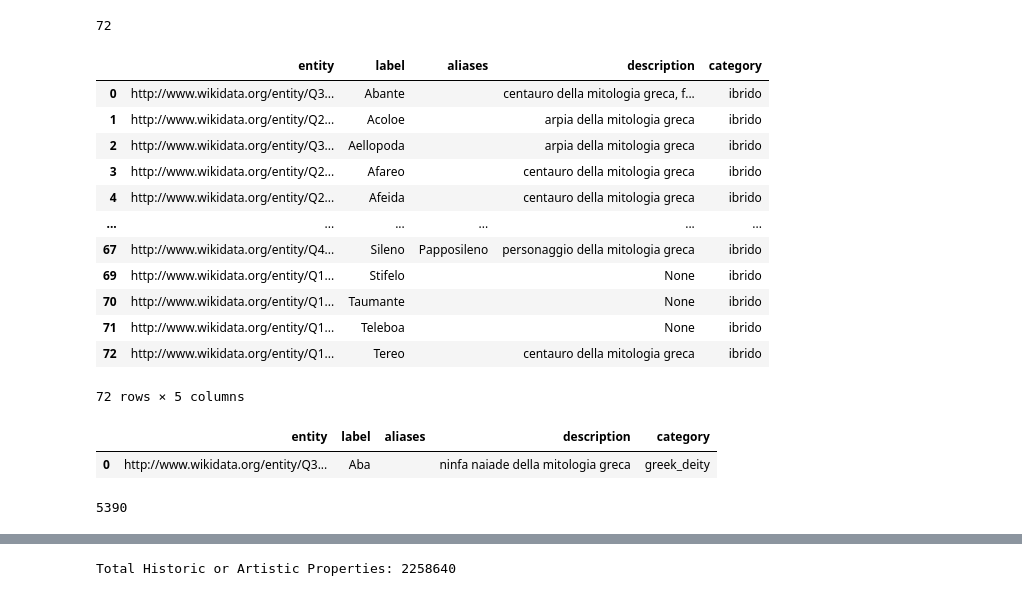
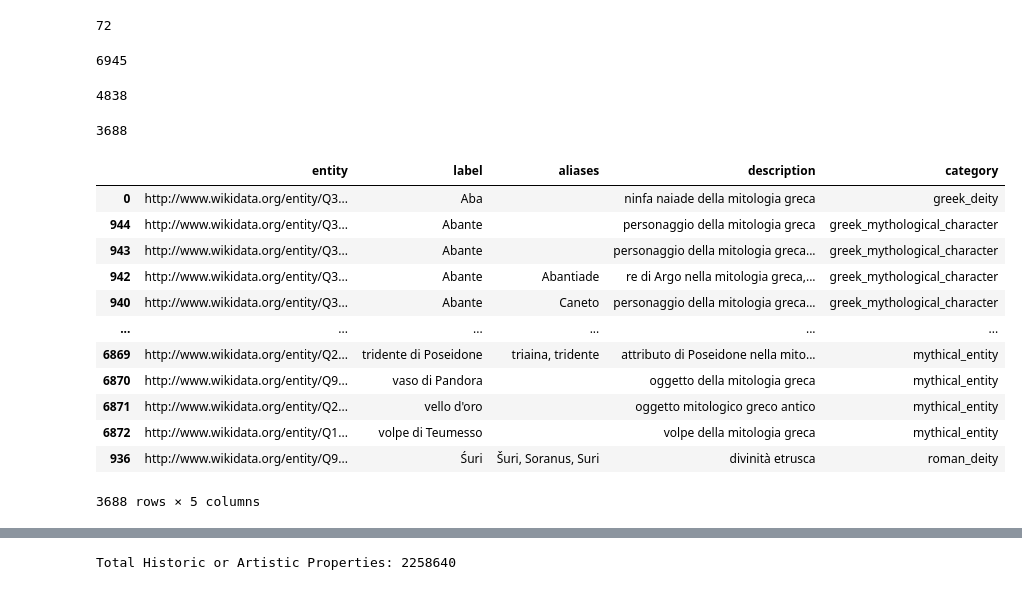
Before and after one commit to Info-Viz/DataNymphs, a Jupyter notebook: wikidata_df.ipynb, the cells around one changed output, grey strips where cells are left out. Drawn from its saved outputs; the diff is of its cells as text; code cells hidden in the pictures.

```diff
--- a/wikidata_df.ipynb
+++ b/wikidata_df.ipynb
@@ -471,21 +457,7 @@ print(len(df_ibrido))
 # %% [output]
 72
 # %%
-df_ibrido
+#df_ibrido
-# %% [output]
-|  | entity | label | aliases | description | category |
-| 0 | http://www.wikidata.org/entity/Q3... | Abante |  | centauro della mitologia greca, f... | ibrido |
-| 1 | http://www.wikidata.org/entity/Q2... | Acoloe |  | arpia della mitologia greca | ibrido |
-| 2 | http://www.wikidata.org/entity/Q3... | Aellopoda |  | arpia della mitologia greca | ibrido |
-| 3 | http://www.wikidata.org/entity/Q2... | Afareo |  | centauro della mitologia greca | ibrido |
-| 4 | http://www.wikidata.org/entity/Q2... | Afeida |  | centauro della mitologia greca | ibrido |
-| ... | ... | ... | ... | ... | ... |
-| 67 | http://www.wikidata.org/entity/Q4... | Sileno | Papposileno | personaggio della mitologia greca | ibrido |
-| 69 | http://www.wikidata.org/entity/Q1... | Stifelo |  | None | ibrido |
-| 70 | http://www.wikidata.org/entity/Q1... | Taumante |  | None | ibrido |
-| 71 | http://www.wikidata.org/entity/Q1... | Teleboa |  | None | ibrido |
-| 72 | http://www.wikidata.org/entity/Q1... | Tereo |  | centauro della mitologia greca | ibrido |
-72 rows × 5 columns
 # %%
 #ORA CREIAMO UN UNICO DATAFRAME CON TUTTE LE CATEGORIE SENZA I DUPLICATI
 
@@ -502,15 +474,39 @@ df_uniti = pd.concat([
 ], ignore_index=True)
 
 len(df_uniti)
-df_uniti.head(1)
+#df_uniti.head(1)
 # %% [output]
-|  | entity | label | aliases | description | category |
-| 0 | http://www.wikidata.org/entity/Q3... | Aba |  | ninfa naiade della mitologia greca | greek_deity |
+6945
+# %%
+#rimuovo le entità senza descrizione o con descrizione vuota
+df_uniti = df_uniti[
+    df_uniti["description"].notna() &
+    (df_uniti["description"].astype(str).str.strip() != "")
+].copy()
+
+len(df_uniti)
+# %% [output]
+4838
 # %%
 #elimino le entità duplicate
 df_final = df_uniti.drop_duplicates(subset="entity")
 len(df_final)
 # %% [output]
-5390
+3688
 # %%
-#df_final
+#vediamo tutto il dataframe finale
+df_final.sort_values("label")
+# %% [output]
+|  | entity | label | aliases | description | category |
+| 0 | http://www.wikidata.org/entity/Q3... | Aba |  | ninfa naiade della mitologia greca | greek_deity |
+| 944 | http://www.wikidata.org/entity/Q3... | Abante |  | personaggio della mitologia greca | greek_mythological_character |
+| 943 | http://www.wikidata.org/entity/Q3... | Abante |  | personaggio della mitologia greca... | greek_mythological_character |
+| 942 | http://www.wikidata.org/entity/Q3... | Abante | Abantiade | re di Argo nella mitologia greca,... | greek_mythological_character |
+| 940 | http://www.wikidata.org/entity/Q3... | Abante | Caneto | personaggio della mitologia greca... | greek_mythological_character |
+| ... | ... | ... | ... | ... | ... |
+| 6869 | http://www.wikidata.org/entity/Q2... | tridente di Poseidone | triaina, tridente | attributo di Poseidone nella mito... | mythical_entity |
+| 6870 | http://www.wikidata.org/entity/Q9... | vaso di Pandora |  | oggetto della mitologia greca | mythical_entity |
+| 6871 | http://www.wikidata.org/entity/Q2... | vello d'oro |  | oggetto mitologico greco antico | mythical_entity |
+| 6872 | http://www.wikidata.org/entity/Q1... | volpe di Teumesso |  | volpe della mitologia greca | mythical_entity |
+| 936 | http://www.wikidata.org/entity/Q9... | Śuri | Šuri, Soranus, Suri | divinità etrusca | roman_deity |
+3688 rows × 5 columns
```
Also changed, not shown: parts of 6 cells of this notebook, 2 other files.
